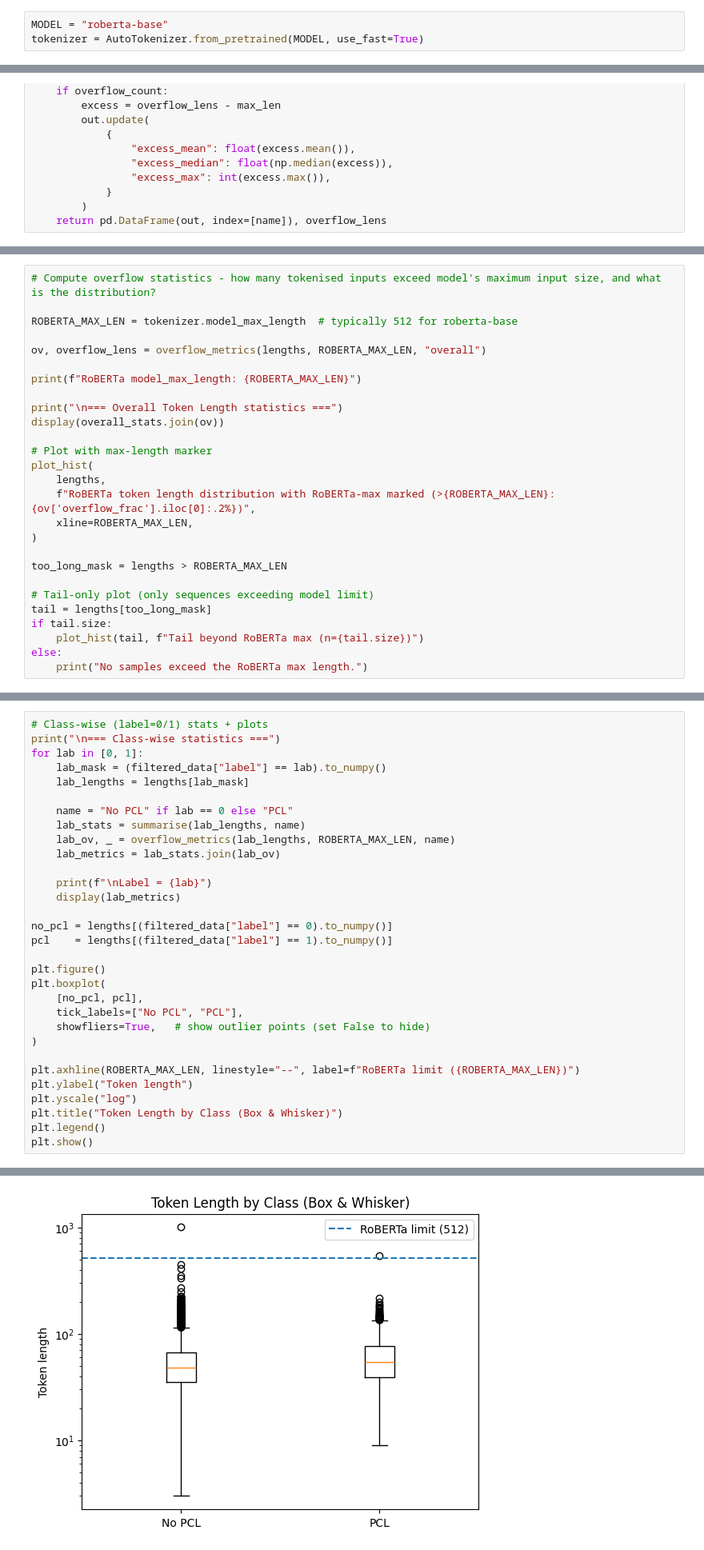
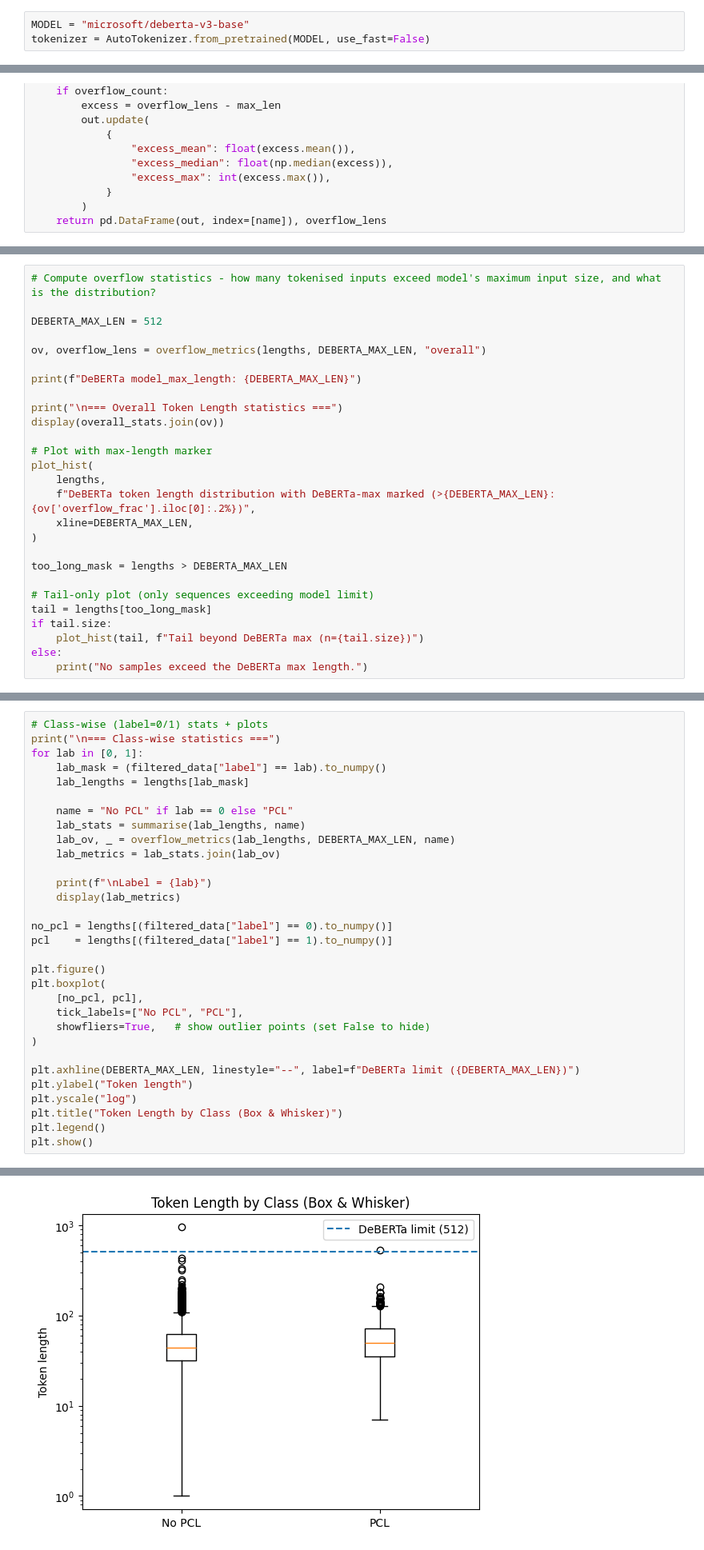
Before and after one commit to AngadK89/60035_nlp_cw, a Jupyter notebook: eda.ipynb, the cells around one changed output, grey strips where cells are left out. Shown at 80% size. Saved outputs shown, nothing was run; the diff lists cells and outputs as text.

```diff
--- a/eda.ipynb
+++ b/eda.ipynb
@@ -15,5 +35,5 @@ import matplotlib.pyplot as plt
 from transformers import AutoTokenizer
 import nltk
 # %%
-MODEL = "roberta-base"
-tokenizer = AutoTokenizer.from_pretrained(MODEL, use_fast=True)
+MODEL = "microsoft/deberta-v3-base"
+tokenizer = AutoTokenizer.from_pretrained(MODEL, use_fast=False)
@@ -191,11 +211,11 @@ Token indices sequence length is longer than the specified maximum sequence leng
 # %%
 # Compute overflow statistics - how many tokenised inputs exceed model's maximum input size, and what is the distribution?
 
-ROBERTA_MAX_LEN = tokenizer.model_max_length  # typically 512 for roberta-base
+DEBERTA_MAX_LEN = 512
 
-ov, overflow_lens = overflow_metrics(lengths, ROBERTA_MAX_LEN, "overall")
+ov, overflow_lens = overflow_metrics(lengths, DEBERTA_MAX_LEN, "overall")
 
-print(f"RoBERTa model_max_length: {ROBERTA_MAX_LEN}")
+print(f"DeBERTa model_max_length: {DEBERTA_MAX_LEN}")
 
 print("\n=== Overall Token Length statistics ===")
 display(overall_stats.join(ov))
@@ -203,16 +223,16 @@ display(overall_stats.join(ov))
 # Plot with max-length marker
 plot_hist(
     lengths,
-    f"RoBERTa token length distribution with RoBERTa-max marked (>{ROBERTA_MAX_LEN}: {ov['overflow_frac'].iloc[0]:.2%})",
-    xline=ROBERTA_MAX_LEN,
+    f"DeBERTa token length distribution with DeBERTa-max marked (>{DEBERTA_MAX_LEN}: {ov['overflow_frac'].iloc[0]:.2%})",
+    xline=DEBERTA_MAX_LEN,
 )
 
-too_long_mask = lengths > ROBERTA_MAX_LEN
+too_long_mask = lengths > DEBERTA_MAX_LEN
 
 # Tail-only plot (only sequences exceeding model limit)
 tail = lengths[too_long_mask]
 if tail.size:
-    plot_hist(tail, f"Tail beyond RoBERTa max (n={tail.size})")
+    plot_hist(tail, f"Tail beyond DeBERTa max (n={tail.size})")
 else:
-    print("No samples exceed the RoBERTa max length.")
+    print("No samples exceed the DeBERTa max length.")
 # %% [output]
@@ -242,7 +262,7 @@ for lab in [0, 1]:
 
     name = "No PCL" if lab == 0 else "PCL"
     lab_stats = summarise(lab_lengths, name)
-    lab_ov, _ = overflow_metrics(lab_lengths, ROBERTA_MAX_LEN, name)
+    lab_ov, _ = overflow_metrics(lab_lengths, DEBERTA_MAX_LEN, name)
     lab_metrics = lab_stats.join(lab_ov)
 
     print(f"\nLabel = {lab}")
@@ -258,7 +278,7 @@ plt.boxplot(
     showfliers=True,   # show outlier points (set False to hide)
 )
 
-plt.axhline(ROBERTA_MAX_LEN, linestyle="--", label=f"RoBERTa limit ({ROBERTA_MAX_LEN})")
+plt.axhline(DEBERTA_MAX_LEN, linestyle="--", label=f"DeBERTa limit ({DEBERTA_MAX_LEN})")
 plt.ylabel("Token length")
 plt.yscale("log")
 plt.title("Token Length by Class (Box & Whisker)")
@@ -276,2 +296,2 @@ Label = 1
-[figure, old version]
+[figure, new version]
 # %% [markdown]
```
Also changed, not shown: parts of 20 cells of this notebook, 3 other files.
